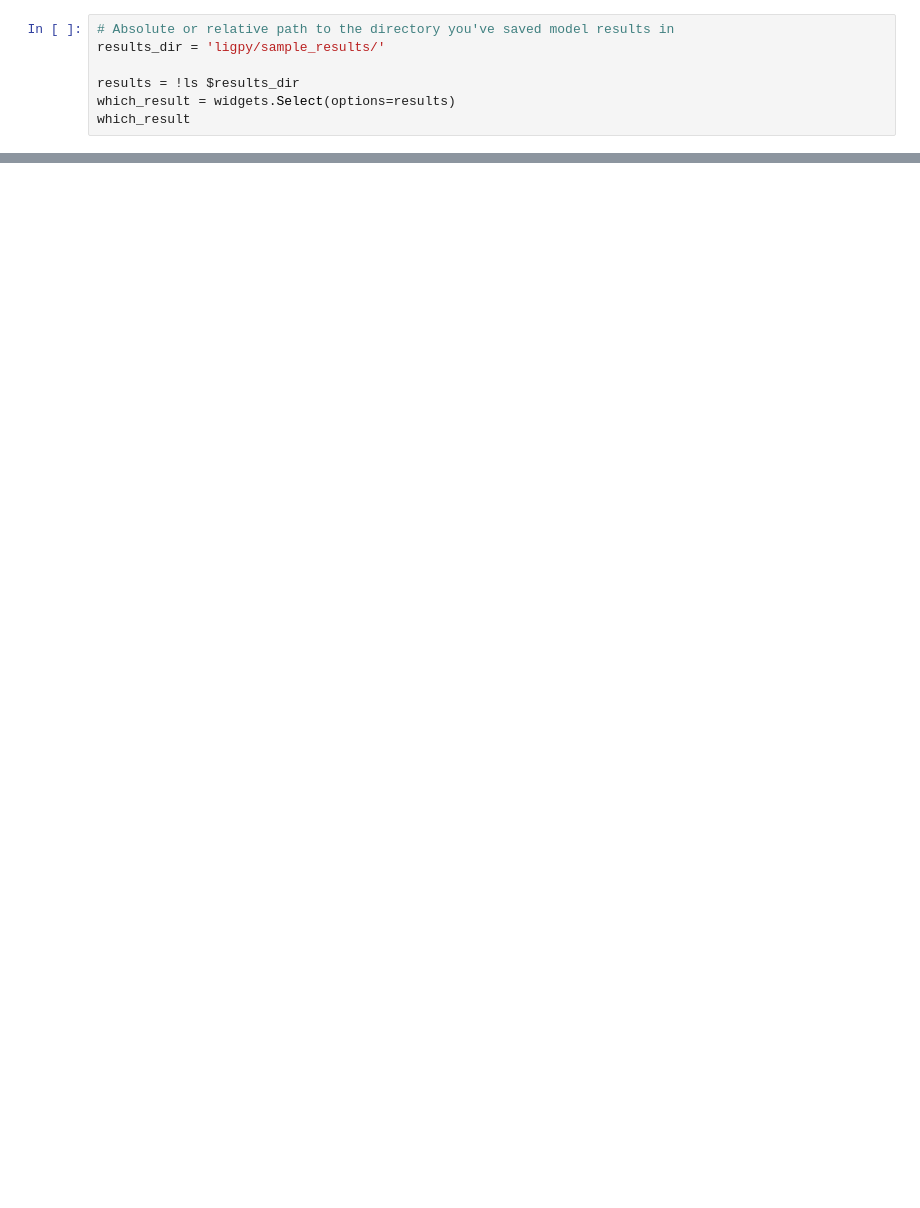
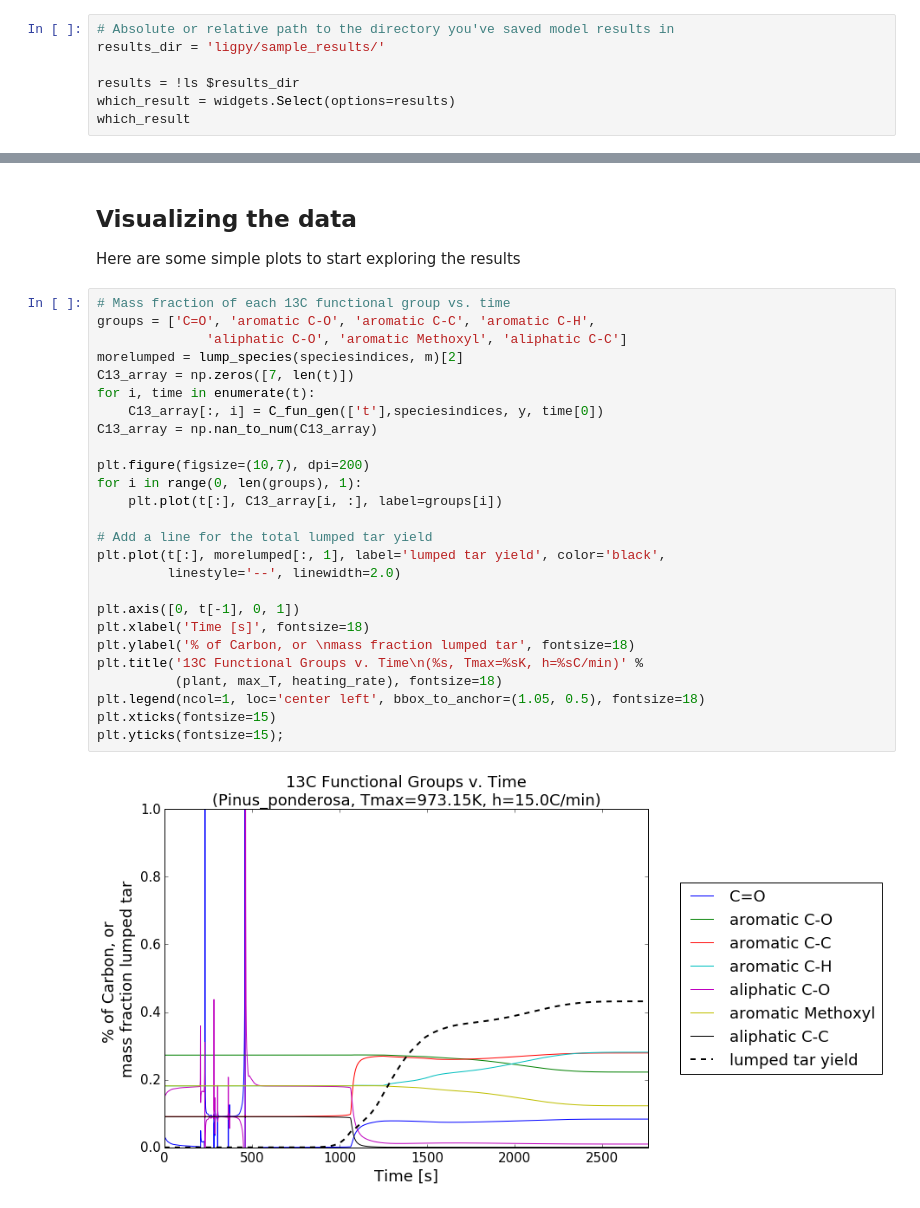
Before and after one commit to houghb/ligpy, a Jupyter notebook: explore_ligpy_results.ipynb, the cells around one changed output, grey strips where cells are left out. Drawn from its saved outputs; the diff is of its cells as text; blank space fills up the shorter version.

```diff
--- a/explore_ligpy_results.ipynb
+++ b/explore_ligpy_results.ipynb
@@ -62,0 +103,31 @@ If mass is conserved 1.0 should equal 0.998289709349
+# %% [markdown]
+## Visualizing the data
+Here are some simple plots to start exploring the results
+# %%
+# Mass fraction of each 13C functional group vs. time
+groups = ['C=O', 'aromatic C-O', 'aromatic C-C', 'aromatic C-H',
+              'aliphatic C-O', 'aromatic Methoxyl', 'aliphatic C-C']
+morelumped = lump_species(speciesindices, m)[2]
+C13_array = np.zeros([7, len(t)])
+for i, time in enumerate(t):
+    C13_array[:, i] = C_fun_gen(['t'],speciesindices, y, time[0])
+C13_array = np.nan_to_num(C13_array)
+
+plt.figure(figsize=(10,7), dpi=200)
+for i in range(0, len(groups), 1):
+    plt.plot(t[:], C13_array[i, :], label=groups[i])
+
+# Add a line for the total lumped tar yield
+plt.plot(t[:], morelumped[:, 1], label='lumped tar yield', color='black',
+         linestyle='--', linewidth=2.0)
+
+plt.axis([0, t[-1], 0, 1])
+plt.xlabel('Time [s]', fontsize=18)
+plt.ylabel('% of Carbon, or \nmass fraction lumped tar', fontsize=18)
+plt.title('13C Functional Groups v. Time\n(%s, Tmax=%sK, h=%sC/min)' %
+          (plant, max_T, heating_rate), fontsize=18)
+plt.legend(ncol=1, loc='center left', bbox_to_anchor=(1.05, 0.5), fontsize=18)
+plt.xticks(fontsize=15)
+plt.yticks(fontsize=15);
+# %% [output]
+[figure, added]
```
Also changed, not shown: parts of 8 cells of this notebook, 2 other files.
